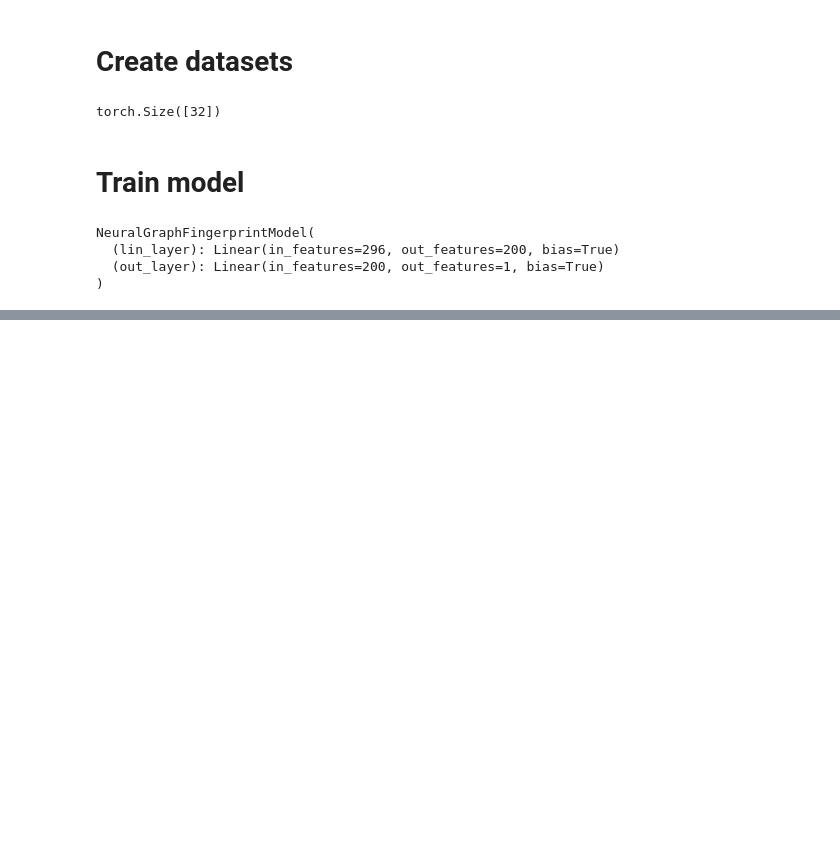
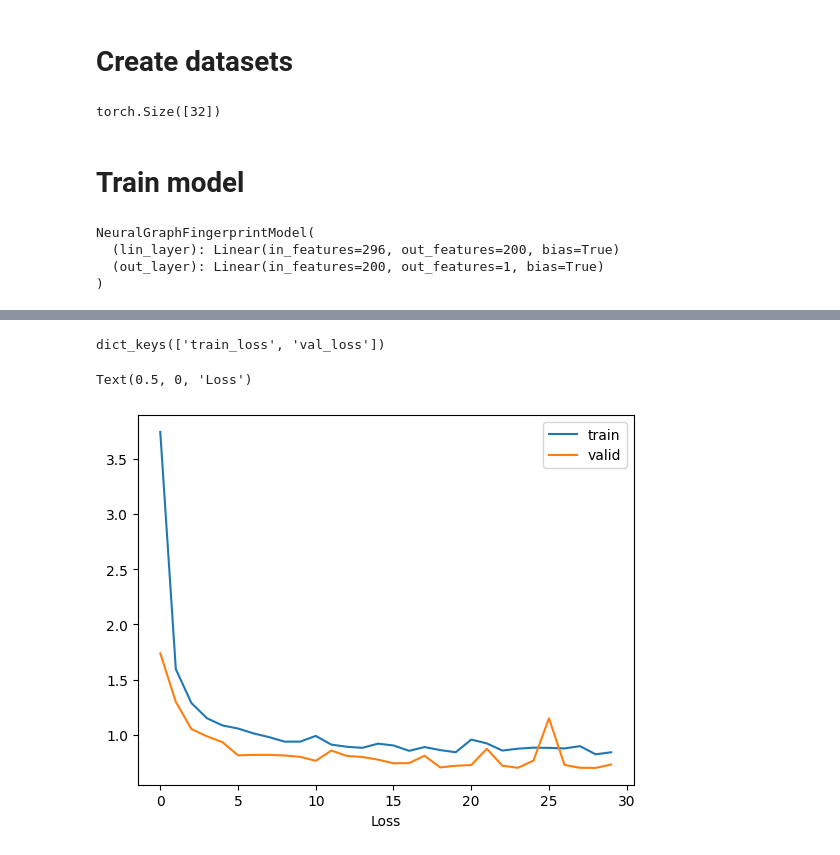
Before and after one commit to marcossantanaioc/gnn-from-scratch, a Jupyter notebook: notebooks/neuralgraphfingerprint.ipynb, the cells around one changed output, grey strips where cells are left out. Drawn from its saved outputs; the diff is of its cells as text; code cells hidden in the pictures; blank space fills up the shorter version.

```diff
--- a/notebooks/neuralgraphfingerprint.ipynb
+++ b/notebooks/neuralgraphfingerprint.ipynb
@@ -194,7 +194,7 @@ def train(*, model, train_loader, val_loader, loss_fn, optimizer, device, epochs
 
     return history
 # %%
-train(model=model,
+history = train(model=model,
       train_loader=train_dataloader,
       val_loader=valid_dataloader,
       loss_fn=loss_func,
@@ -213,0 +218,15 @@ Epoch 9/30 - Train Loss: 0.9446 - Validation Loss: 0.8057
+# %%
+history.keys()
+# %% [output]
+dict_keys(['train_loss', 'val_loss'])
+# %%
+epochs = list(range(30))
+# %%
+ax = sns.lineplot(x=epochs, y=history["train_loss"], label="train")
+ax = sns.lineplot(x=epochs, y=history["val_loss"], label="valid")
+
+ax.set_xlabel("Epoches")
+ax.set_xlabel("Loss")
+# %% [output]
+Text(0.5, 0, 'Loss')
+[figure, added]
```
Also changed, not shown: parts of 4 cells of this notebook.
